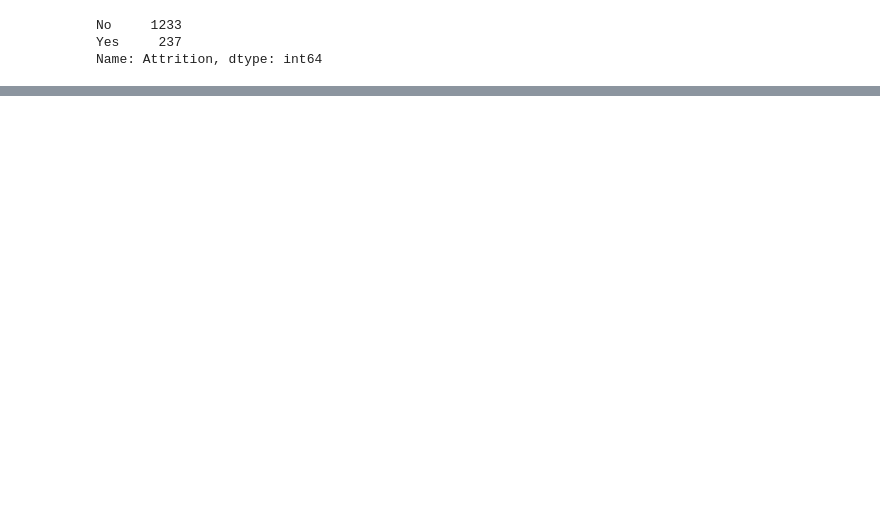
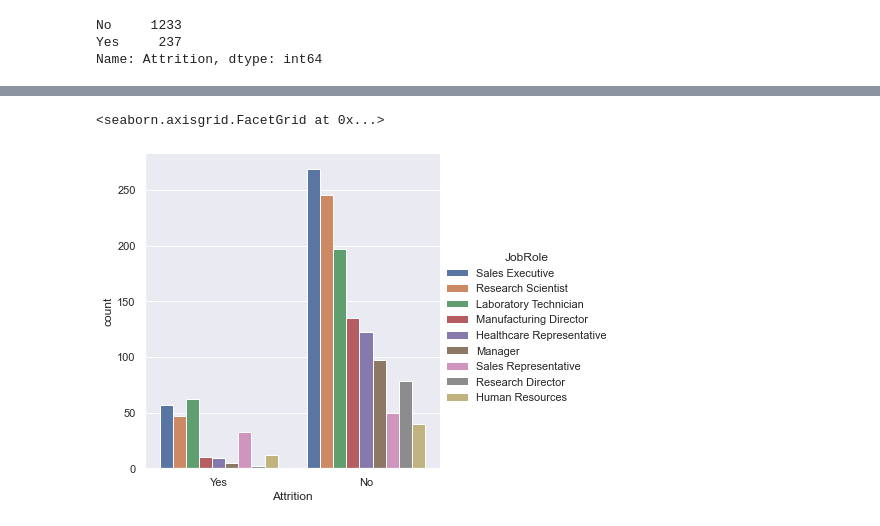
Before and after one commit to Amulah-98/IBM-Attrition, a Jupyter notebook: IBMatt.ipynb, the cells around one changed output, grey strips where cells are left out. Saved outputs shown, nothing was run; the diff lists cells and outputs as text; code cells hidden in the pictures; blank space fills up the shorter version.

```diff
--- a/IBMatt.ipynb
+++ b/IBMatt.ipynb
@@ -3,5 +3,6 @@ import numpy as np
 import matplotlib .pyplot as plt
 import pandas as pd
 import seaborn as sns
+sns.set()
 # %%
 IBMatt = pd.read_csv('WA_Fn-UseC_-HR-Employee-Attrition.csv')
@@ -230,2 +134,0 @@ IndexError: only integers, slices (`:`), ellipsis (`...`), numpy.newaxis (`None`
-# %%
-IBMatt = IBMatt.hist(column='HourlyRate', bins=12, grid=False, figsize=(12,8))
@@ -250,0 +196,5 @@ EnvironmentSatisfied.head(10)
+# %%
+sns.catplot(x="Attrition", hue="JobRole", data=IBMatt, kind="count")
+# %% [output]
+<seaborn.axisgrid.FacetGrid at 0x...>
+[figure, added]
```
Also changed, not shown: parts of 32 cells of this notebook.
